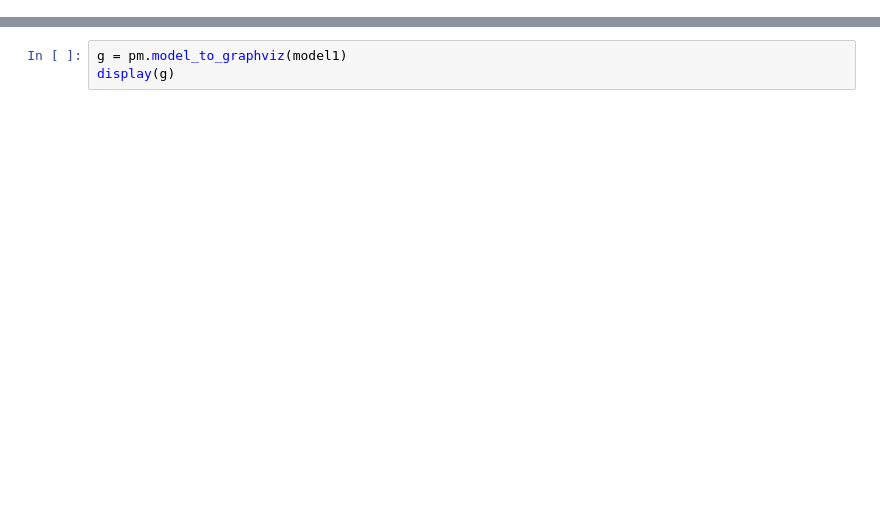
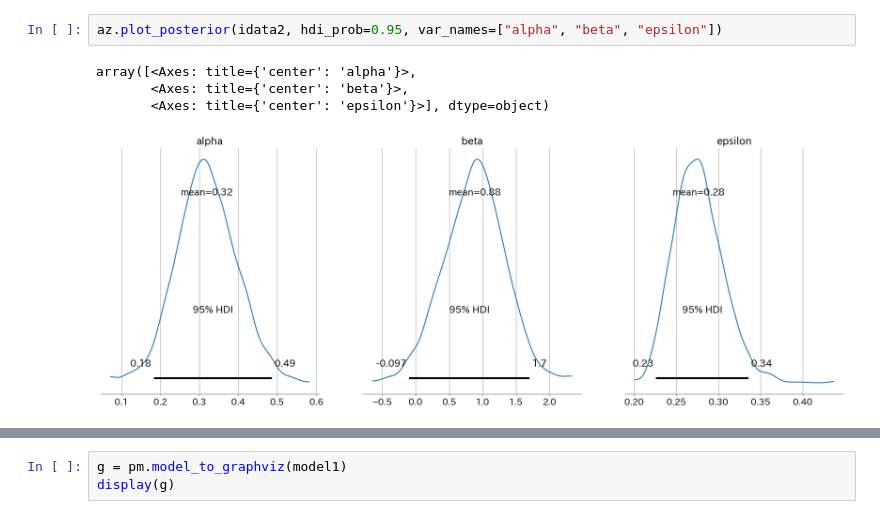
Before and after one commit to YutoAbe-jpn/testb, a Jupyter notebook: notebook/ beyse.ipynb, the cells around one changed output, grey strips where cells are left out. Saved outputs shown, nothing was run; the diff lists cells and outputs as text; blank space fills up the shorter version.

```diff
--- a/notebook/ beyse.ipynb
+++ b/notebook/ beyse.ipynb
@@ -87,0 +197,7 @@ with model2:
+# %%
+az.plot_posterior(idata2, hdi_prob=0.95, var_names=["alpha", "beta", "epsilon"])
+# %% [output]
+array([<Axes: title={'center': 'alpha'}>,
+       <Axes: title={'center': 'beta'}>,
+       <Axes: title={'center': 'epsilon'}>], dtype=object)
+[figure, added]
```
Also changed, not shown: parts of 41 cells of this notebook.
